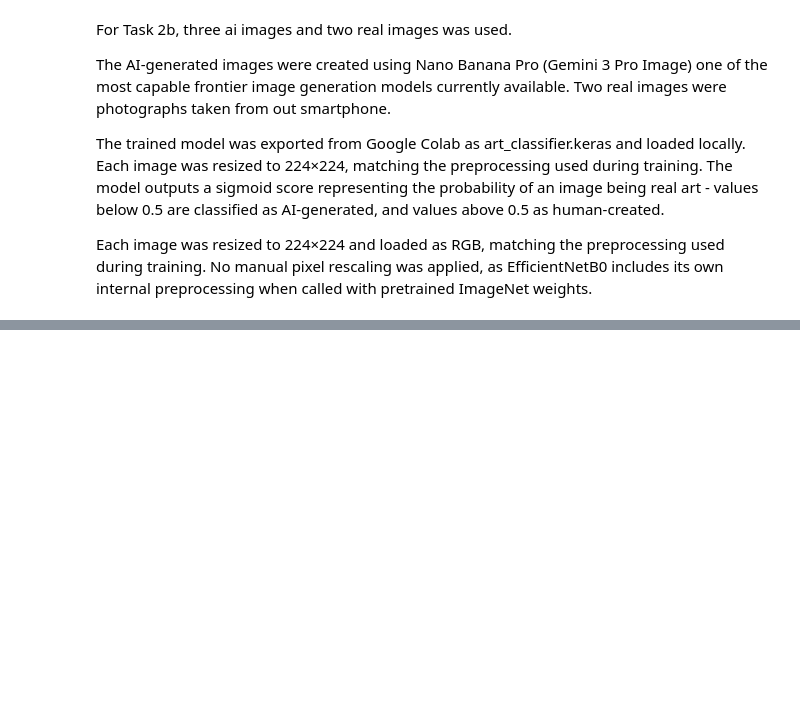
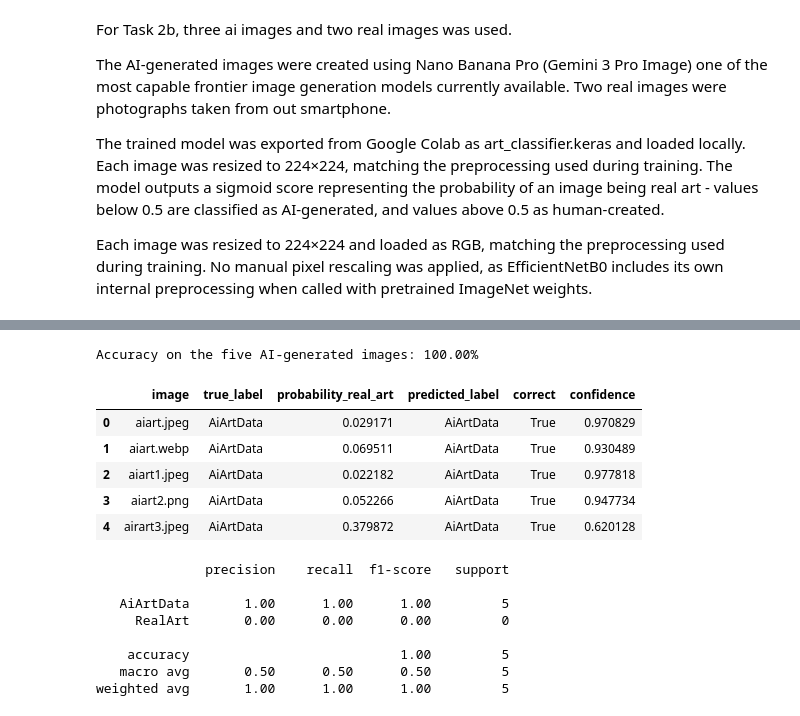
Before and after one commit to fredrikudengen/Group-Exam-INFO284, a Jupyter notebook: task2.ipynb, the cells around one changed output, grey strips where cells are left out. Saved outputs shown, nothing was run; the diff lists cells and outputs as text; code cells hidden in the pictures; blank space fills up the shorter version.

```diff
--- a/task2.ipynb
+++ b/task2.ipynb
@@ -363,0 +396,68 @@ plt.show()
+# %%
+AI_IMAGE_DIR = Path("task2b_aiart_images")
+
+assert MODEL_PATH.exists(), f"Could not find trained model: {MODEL_PATH}"
+assert AI_IMAGE_DIR.exists(), f"Could not find image folder: {AI_IMAGE_DIR}"
+
+# Load the exported Colab model locally if it is not already loaded.
+if "model" not in globals():
+    model = load_model(MODEL_PATH, compile=False)
+    print("Loaded trained model:", MODEL_PATH)
+
+ai_image_paths = sorted(
+    p for p in AI_IMAGE_DIR.rglob("*")
+    if p.is_file() and p.suffix.lower() in SUPPORTED_EXTENSIONS
+)
+
+assert len(ai_image_paths) == 5, (
+    f"Expected exactly 5 AI-generated images, but found {len(ai_image_paths)}."
+)
+
+ai_image_batch = np.stack([prepare_image(path) for path in ai_image_paths])
+ai_prob_real = model.predict(ai_image_batch, verbose=0).reshape(-1)
+ai_predicted_indices = (ai_prob_real >= 0.5).astype(int)
+
+ai_true_labels = ["AiArtData"] * len(ai_image_paths)
+ai_true_indices = [class_indices[label] for label in ai_true_labels]
+
+ai_results = pd.DataFrame({
+    "image": [path.name for path in ai_image_paths],
+    "true_label": ai_true_labels,
+    "probability_real_art": ai_prob_real,
+    "predicted_label": [index_to_class[index] for index in ai_predicted_indices],
+})
+
+ai_results["correct"] = ai_results["true_label"] == ai_results["predicted_label"]
+ai_results["confidence"] = np.where(
+    ai_predicted_indices == 1,
+    ai_results["probability_real_art"],
+    1 - ai_results["probability_real_art"]
+)
+
+ai_accuracy = accuracy_score(ai_true_indices, ai_predicted_indices)
+print(f"Accuracy on the five AI-generated images: {ai_accuracy:.2%}")
+display(ai_results)
+
+print(classification_report(
+    ai_true_indices,
+    ai_predicted_indices,
+    labels=[0, 1],
+    target_names=[index_to_class[0], index_to_class[1]],
+    zero_division=0,
+))
+# %% [output]
+Accuracy on the five AI-generated images: 100.00%
+|  | image | true_label | probability_real_art | predicted_label | correct | confidence |
+| 0 | aiart.jpeg | AiArtData | 0.029171 | AiArtData | True | 0.970829 |
+| 1 | aiart.webp | AiArtData | 0.069511 | AiArtData | True | 0.930489 |
+| 2 | aiart1.jpeg | AiArtData | 0.022182 | AiArtData | True | 0.977818 |
+| 3 | aiart2.png | AiArtData | 0.052266 | AiArtData | True | 0.947734 |
+| 4 | airart3.jpeg | AiArtData | 0.379872 | AiArtData | True | 0.620128 |
+              precision    recall  f1-score   support
+
+   AiArtData       1.00      1.00      1.00         5
+     RealArt       0.00      0.00      0.00         0
+
+    accuracy                           1.00         5
+   macro avg       0.50      0.50      0.50         5
+weighted avg       1.00      1.00      1.00         5
```
Also changed, not shown: parts of 7 cells of this notebook, 10 other files.
